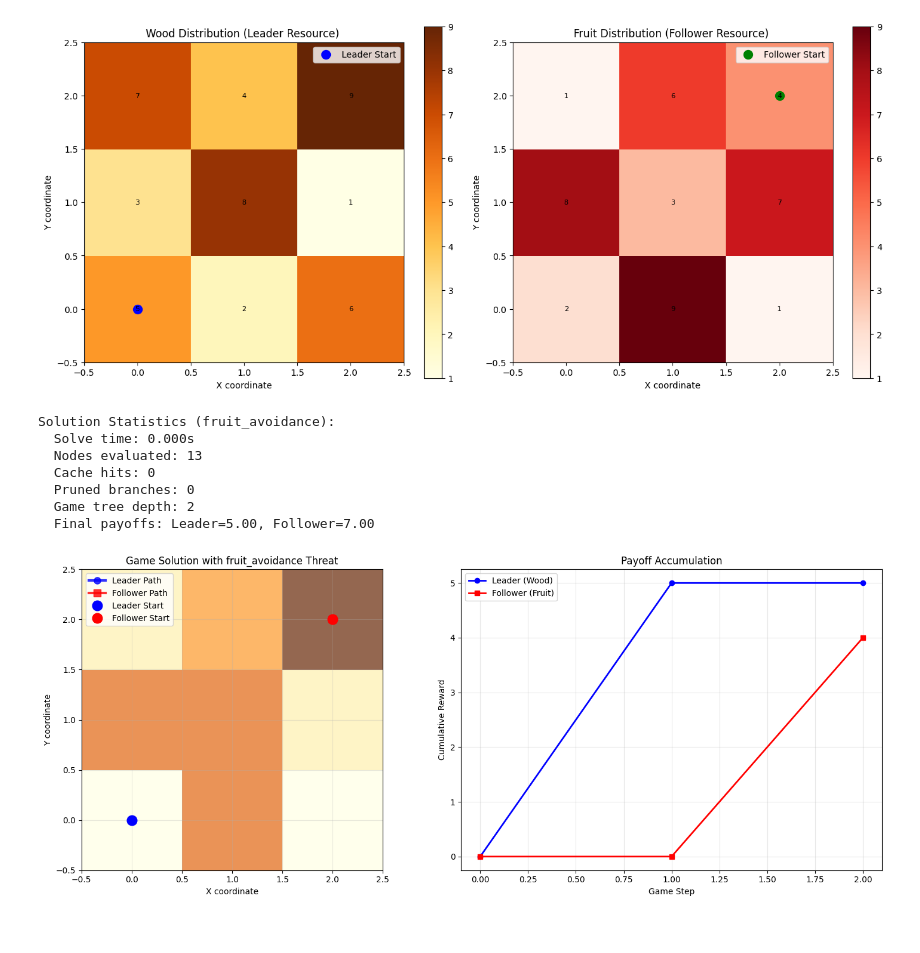
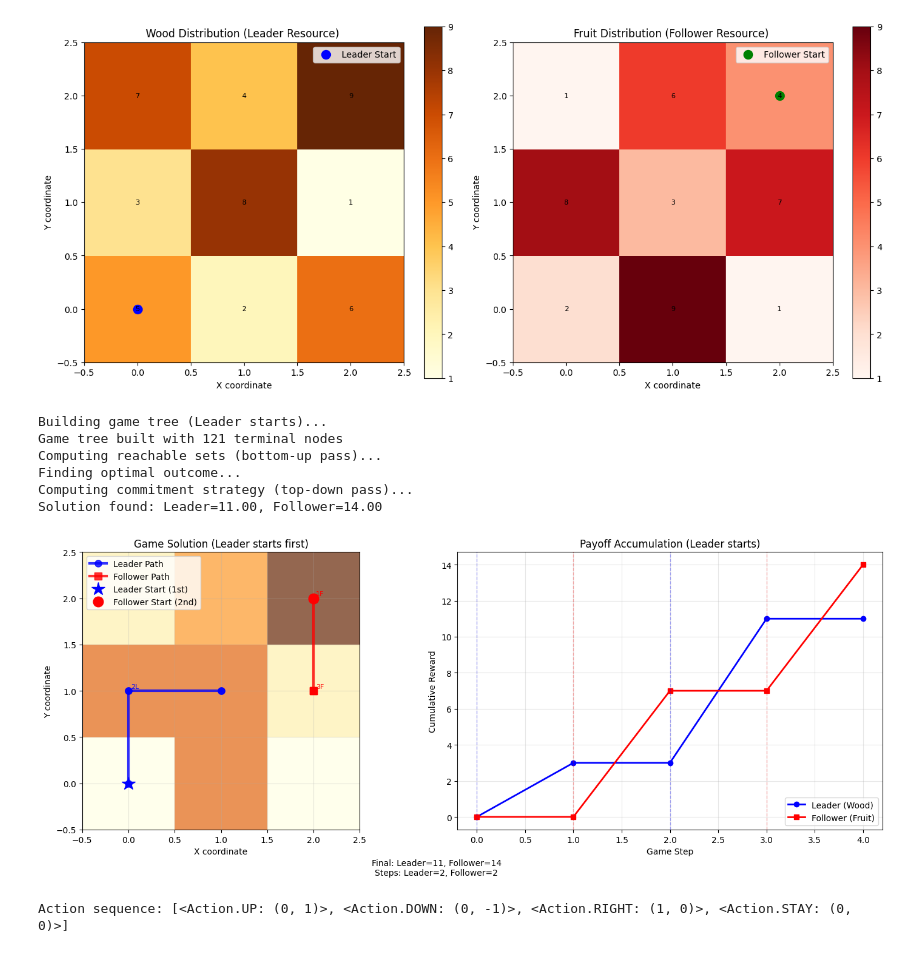
Before and after one commit to Prog-Neuro-Com/Stackelberg-MDP-Game, a Jupyter notebook: quick_start.ipynb, the cells around one changed output. Cells and saved outputs as stored; diff of their text form; code cells hidden in the pictures.

Commit message:
dp-solver and visualizer

```diff
--- a/quick_start.ipynb
+++ b/quick_start.ipynb
@@ -9,33 +9,35 @@ forest_map = np.array([
     [[6, 1], [1, 7], [9, 4]]
 ])
 
+
 # Initialize game
 game = ForestCollectionMDP(
     grid_size=(3, 3),
     forest_map=forest_map,
     leader_start=(0, 0),
     follower_start=(2, 2),
-    max_steps_leader=1,
-    max_steps_follower=1,
+    max_steps_leader=2,
+    max_steps_follower=2,
+    leader_starts_first=True
 )
 
 # Visualize the forest
 game.visualize_forest()
 # %% [output]
 [figure]
-# %%
-from src.solvers.game_tree_solver import SequentialGameTreeSolver
-
-# Create solver
-solver = SequentialGameTreeSolver(game, max_depth=15)
-leader_payoff, follower_payoff, actions = solver.solve_with_threats('fruit_avoidance', leader_starts=False)
-solver.visualize_solution(actions, game.get_initial_state())
-# %% [output]
-Solution Statistics (fruit_avoidance):
-  Solve time: 0.000s
-  Nodes evaluated: 13
-  Cache hits: 0
-  Pruned branches: 0
-  Game tree depth: 2
-  Final payoffs: Leader=5.00, Follower=7.00
-[figure, removed]
+# %%
+from src.solvers.dynamic_programming_tree_solver import solve_forest_stackelberg
+from src.visualizer import visualize_solution
+
+leader_payoff, follower_payoff, actions = solve_forest_stackelberg(game)
+visualize_solution(actions, game.get_initial_state(), game)
+print(f"Action sequence: {actions}")
+# %% [output]
+Building game tree (Leader starts)...
+Game tree built with 121 terminal nodes
+Computing reachable sets (bottom-up pass)...
+Finding optimal outcome...
+Computing commitment strategy (top-down pass)...
+Solution found: Leader=11.00, Follower=14.00
+[figure, added]
+Action sequence: [<Action.UP: (0, 1)>, <Action.DOWN: (0, -1)>, <Action.RIGHT: (1, 0)>, <Action.STAY: (0, 0)>]
```
Also changed, not shown: 2 other files.
